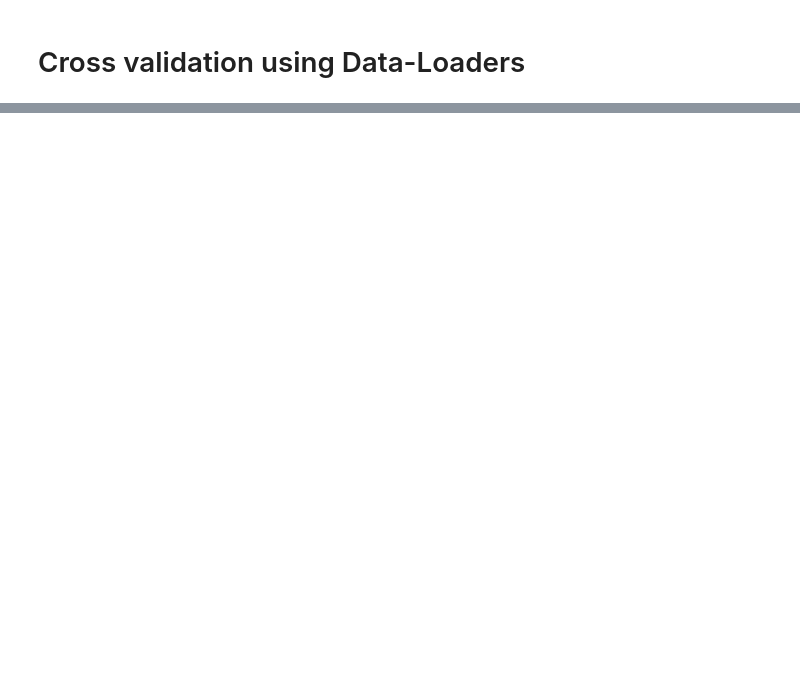
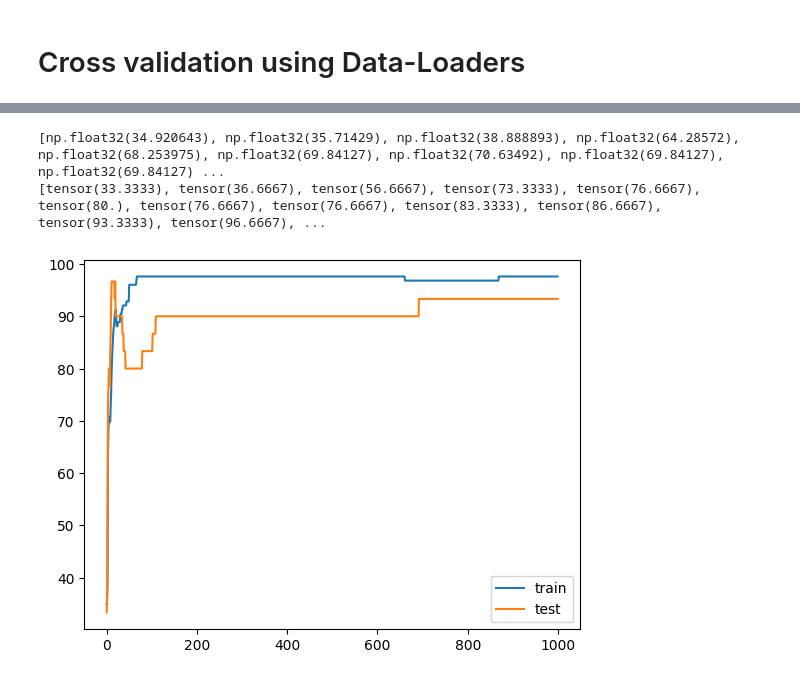
Before and after one commit to user8391/Deep-Learning-, a Jupyter notebook: Overfitting_Cross_Validation.ipynb, the cells around one changed output, grey strips where cells are left out. Cells and saved outputs as stored; diff of their text form; code cells hidden in the pictures; blank space fills up the shorter version.

```diff
--- a/Overfitting_Cross_Validation.ipynb
+++ b/Overfitting_Cross_Validation.ipynb
@@ -169,7 +169,7 @@ for epochi in range(epochs):
 
     # losses
     loss = loss_fn(yHat , training_labels)
-    losses[epochi] = loss
+    losses[epochi] = loss.detach()
 
     # backprop
     optimizer.zero_grad()
@@ -197,0 +205,10 @@ testing acc: 93.33333587646484
+# %%
+import seaborn as sns
+
+iris = sns.load_dataset('iris')
+data = torch.tensor(iris[iris.columns[0:4]].values).float()
+labels = torch.zeros(data.shape[0],dtype=torch.long)
+labels[iris.species == 'versicolor'] = 1
+labels[iris.species == 'virginica'] = 2
+print(data.shape)
+print(labels.shape)
@@ -197,0 +249,68 @@ testing acc: 93.33333587646484
+# %%
+# Architecture
+model = nn.Sequential(
+    nn.Linear(4,12),
+    nn.ReLU(),
+    nn.Linear(12,12),
+    nn.ReLU(),
+    nn.Linear(12,3)
+)
+
+epochs = 1000
+losses = np.zeros(epochs)
+loss_fn = nn.CrossEntropyLoss()
+optimizer = torch.optim.SGD(model.parameters() , lr = 0.01)
+
+def train_model():
+  trainAcc = []
+  testAcc = []
+
+  # training
+  for epochi in range(epochs):
+
+    batchAcc = []
+
+
+    # looping over batches
+    for batch , labels in train_loader:
+
+      # forward
+      yHat = model(batch)
+      loss = loss_fn(yHat , labels)
+
+      # backprop
+      optimizer.zero_grad()
+      loss.backward()
+      optimizer.step()
+      batchAcc.append(100*torch.mean((torch.argmax(yHat , axis = 1) == labels).float()))
+      # end of batch loop
+
+    # average accuracy of the batches
+    trainAcc.append(np.mean(batchAcc))
+
+    # testing accuracy
+    X,y = next(iter(test_loader)) # exact X , y from testloader
+    outputs = torch.argmax(model(X) , axis = 1)
+    testAcc.append(100*torch.mean((outputs == y).float()))
+
+  # output
+  return trainAcc , testAcc
+
+
+train_acc , test_acc = train_model()
+
+print(train_acc)
+print(test_acc)
+
+plt.plot(train_acc , label = 'train')
+plt.plot(test_acc , label = 'test')
+plt.legend()
+plt.show()
+
+
+
+# very interesting result , the model trains exceptionally well in very less epochs with seemingly minor additions
+# %% [output]
+[np.float32(34.920643), np.float32(35.71429), np.float32(38.888893), np.float32(64.28572), np.float32(68.253975), np.float32(69.84127), np.float32(70.63492), np.float32(69.84127), np.float32(69.84127) ...
+[tensor(33.3333), tensor(36.6667), tensor(56.6667), tensor(73.3333), tensor(76.6667), tensor(80.), tensor(76.6667), tensor(76.6667), tensor(83.3333), tensor(86.6667), tensor(93.3333), tensor(96.6667), ...
+[figure, added]
```
Also changed, not shown: parts of 16 cells of this notebook.
